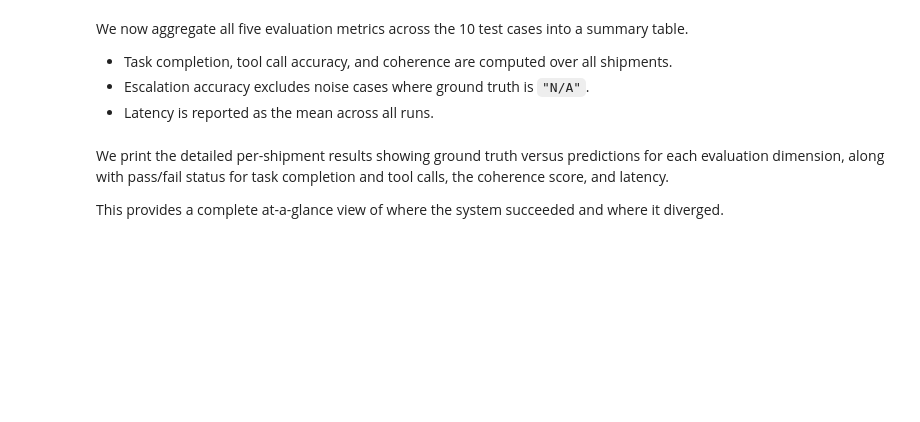
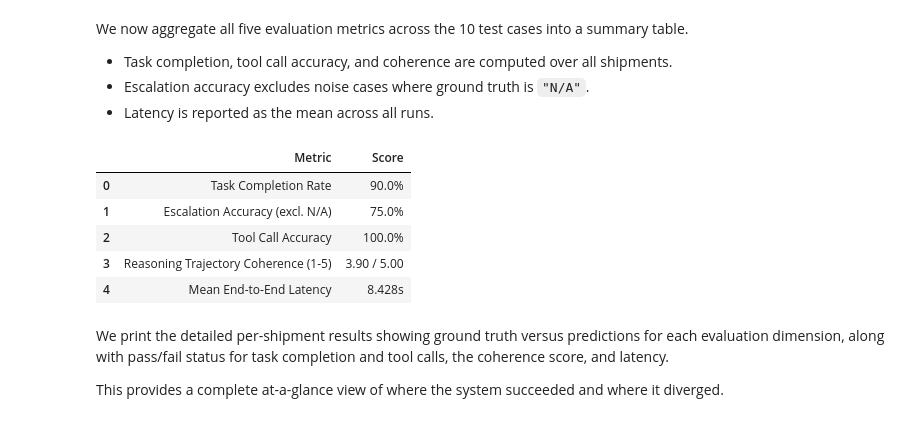
Before and after one commit to Kwasi-Dankwa/Multi-Agent-Delivery-Exception-System, a Jupyter notebook: Project_Full_Code_Notebook.ipynb, the cells around one changed output. Drawn from its saved outputs; the diff is of its cells as text; code cells hidden in the pictures; blank space fills up the shorter version.

```diff
--- a/Project_Full_Code_Notebook.ipynb
+++ b/Project_Full_Code_Notebook.ipynb
@@ -1335,3 +1551,49 @@ We now aggregate all five evaluation metrics across the 10 test cases into a sum
+# %%
+# write the code to print the aggregate metrics across all test cases
+total_cases = len(all_results)
+
+task_complete_rate = (
+    sum(1 for r in all_results.values() if r["task_completion"]["task_complete"]) / total_cases
+    if total_cases else 0.0
+)
+
+esc_evals = [r["escalation_correct"] for r in all_results.values() if r["escalation_correct"] is not None]
+escalation_accuracy = (
+    sum(1 for x in esc_evals if x) / len(esc_evals)
+    if esc_evals else 0.0
+)
+
+tool_call_accuracy = (
+    sum(1 for r in all_results.values() if r["tool_call_correct"]) / total_cases
+    if total_cases else 0.0
+)
+
+mean_coherence = (
+    sum(r["coherence"]["score"] for r in all_results.values()) / total_cases
+    if total_cases else 0.0
+)
+
+mean_latency = (
+    sum(r["latency"] for r in all_results.values()) / total_cases
+    if total_cases else 0.0
+)
+
+summary_df = pd.DataFrame([
+    {"Metric": "Task Completion Rate", "Score": f"{task_complete_rate:.1%}"},
+    {"Metric": "Escalation Accuracy (excl. N/A)", "Score": f"{escalation_accuracy:.1%}"},
+    {"Metric": "Tool Call Accuracy", "Score": f"{tool_call_accuracy:.1%}"},
+    {"Metric": "Reasoning Trajectory Coherence (1-5)", "Score": f"{mean_coherence:.2f} / 5.00"},
+    {"Metric": "Mean End-to-End Latency", "Score": f"{mean_latency:.3f}s"},
+])
+
+display(summary_df)
+# %% [output]
+|  | Metric | Score |
+| 0 | Task Completion Rate | 90.0% |
+| 1 | Escalation Accuracy (excl. N/A) | 75.0% |
+| 2 | Tool Call Accuracy | 100.0% |
+| 3 | Reasoning Trajectory Coherence (1-5) | 3.90 / 5.00 |
+| 4 | Mean End-to-End Latency | 8.428s |
 # %% [markdown]
 We print the detailed per-shipment results showing ground truth versus predictions for each evaluation dimension, along with pass/fail status for task completion and tool calls, the coherence score, and latency.
 
```
Also changed, not shown: parts of 21 cells of this notebook.
